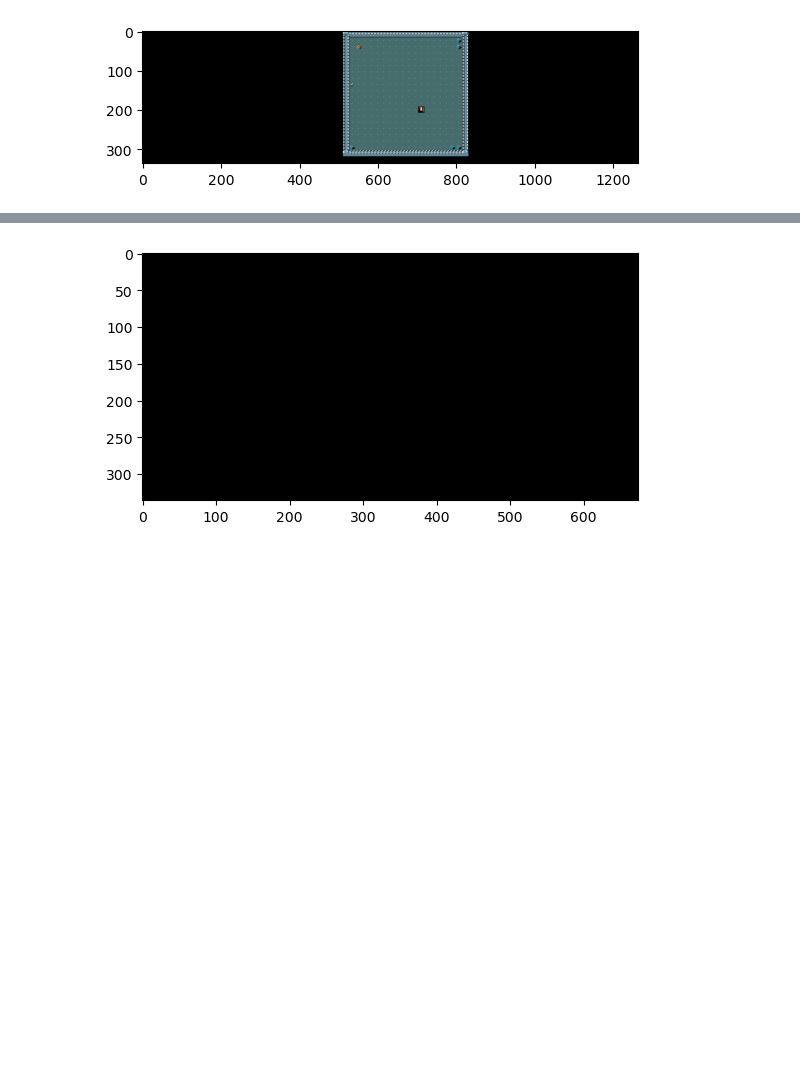
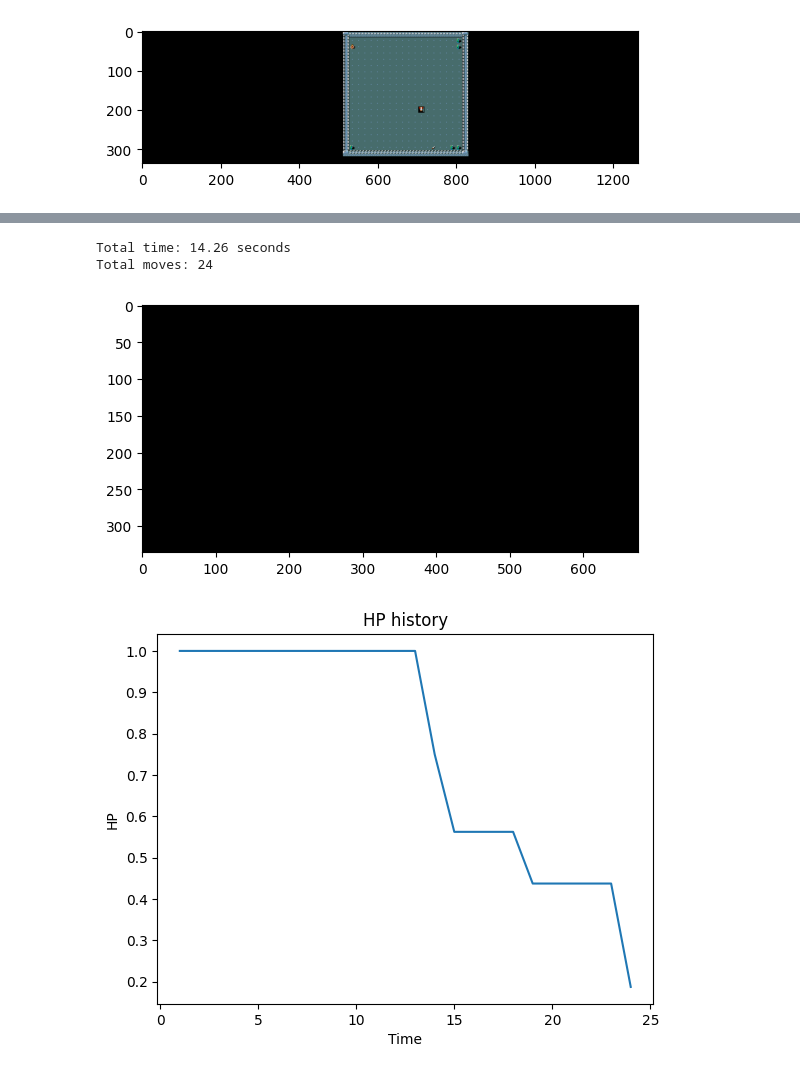
Before and after one commit to francescapoli98/minihack-agent, a Jupyter notebook: appunti.ipynb, the cells around one changed output, grey strips where cells are left out. Drawn from its saved outputs; the diff is of its cells as text; code cells hidden in the pictures; blank space fills up the shorter version.

Commit message:
Added hp plots

```diff
--- a/appunti.ipynb
+++ b/appunti.ipynb
@@ -61,33 +63,57 @@ end_state = False # end state of the game
 hp = 16 # initial hp
 max_hp = 16 # initial max hp
 weapon_in_hand = False # initial weapon in hand
+
+total_moves = 0 # total moves
+starting_time = time.time() # starting time
+
+hp_history = np.array([]) # hp history
+moves_history = np.array([]) # moves history, 1 move = 1 time unit
 
 while not end_state:
 
     current_position = get_player_location(game_map)
 
     if not(weapon_in_hand) and weapons and current_position == weapons[0]: # if i'm on a weapon
         pickup() # pick up the weapon
         wield() # wield it
         weapon_in_hand = True
         #print("Weapon in hand: ", weapon_in_hand) # debug
 
     hp_percent = hp/max_hp
     #print(hp_percent) # debug
 
     coord = get_best_move(game_map, current_position, end_target, heuristic_fd, hp_percent, weapon_in_hand) #get the best move according to the heuristic
     #print("Best move: ", coord) #debug
 
     # print updated step
     game_map, x, end_state, y = env.step(actions_from_path(current_position,[coord])[0])
 
     # update hp
     hp = game_map["blstats"][10]
     max_hp = game_map["blstats"][11]
     print("HP: " + "[" + "*" * hp + "-" * (max_hp-hp) + "]") # print hp bar
 
     # plot map
     game_map = plot_map(game_map,image)
     player_moves.append(coord)
+    total_moves += 1
+
+    # for plots
+    moves_history = np.append(moves_history, total_moves)
+    hp_history= np.append(hp_history, hp_percent)
+    #print("HP history: ", hp_history) # debug
+
+final_time = time.time() # final time
+
+total_time = final_time - starting_time # total time
+print("Total time:", round(total_time, 2), "seconds") # debug
+print("Total moves:", total_moves) # debug
+
+# plot hp history
+hp_plots(hp_history, moves_history)
 # %% [output]
+Total time: 14.26 seconds
+Total moves: 24
 [figure]
+[figure, added]
```
Also changed, not shown: parts of 3 cells of this notebook, 1 other file.
